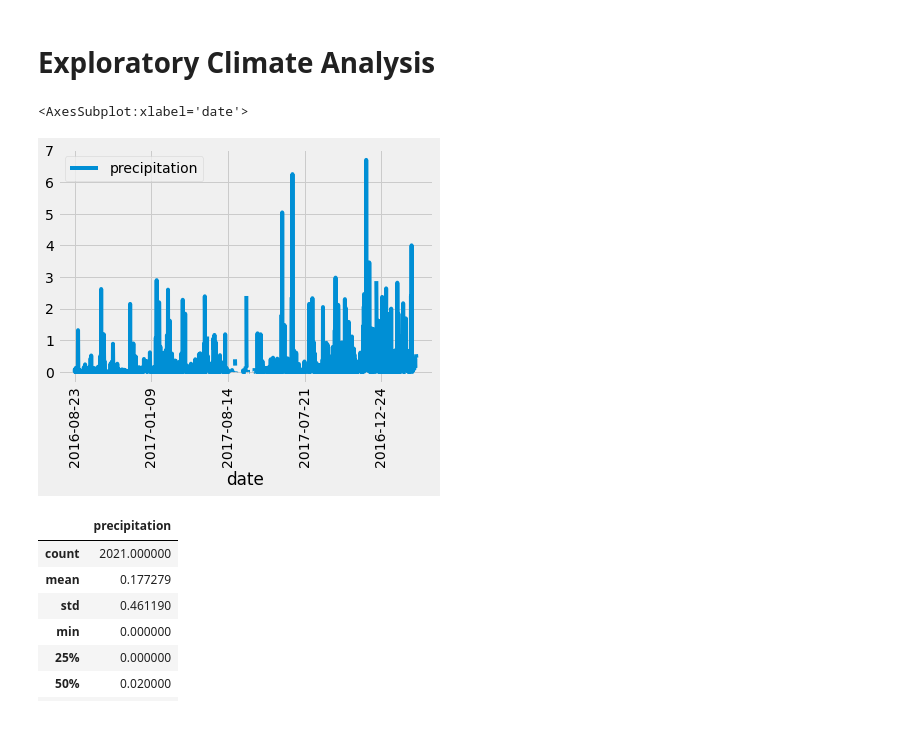
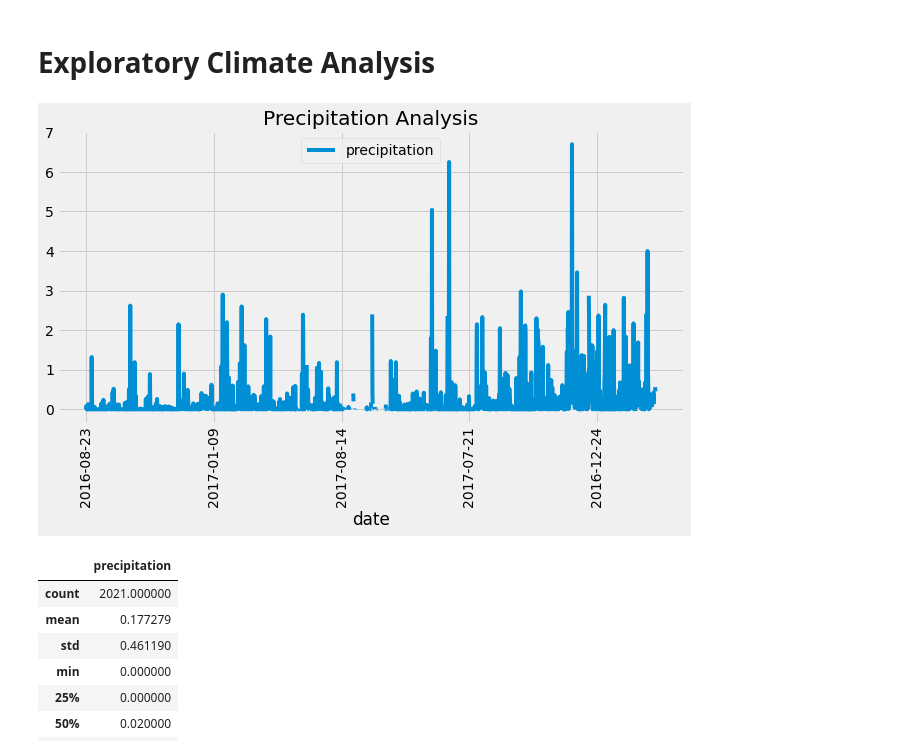
Before and after one commit to SindieCastro/surfs_up, a Jupyter notebook: climate_analysis.ipynb, the cells around one changed output. Cells and saved outputs as stored; diff of their text form; code cells hidden in the pictures; blank space fills up the shorter version.

```diff
--- a/climate_analysis.ipynb
+++ b/climate_analysis.ipynb
@@ -41,25 +41,27 @@ session = Session(engine)
 # %%
 # Design a query to retrieve the last 12 months of precipitation data and plot the results.
 #Starting from the last data point in the database.
 prev_year = dt.date(2017, 8, 23)
 # Calculate the date one year from the last date in data set.
 prev_year = dt.date(2017, 8, 23) - dt.timedelta(days=365)
 # Perform a query to retrieve the data and precipitation scores
 results = []
 results = session.query(Measurement.date, Measurement.prcp).filter(Measurement.date >= prev_year).all()
 #print(results.all())
 #print(results)
 # Save the query results as a Pandas DataFrame and set the index to the date column
 df = pd.DataFrame(results, columns=['date','precipitation'])
 # Sort the dataframe by date
 df.set_index(df['date'], inplace=True)
 #print(df)
 #print(df.to_string(index=False))
 # Use Pandas Plotting with Matplotlib to plot the data
-df.plot(rot=90)
+#df.plot(rot=90)
+df.plot(title="Precipitation Analysis", figsize=(10,5), rot=90)
+plt.legend(loc='upper center')
+plt.show()
 # %% [output]
-<AxesSubplot:xlabel='date'>
-[figure, old version]
+[figure, new version]
 # %%
 # Use Pandas to calcualte the summary statistics for the precipitation data
 df.describe()
```
Also changed, not shown: parts of 6 cells of this notebook.
